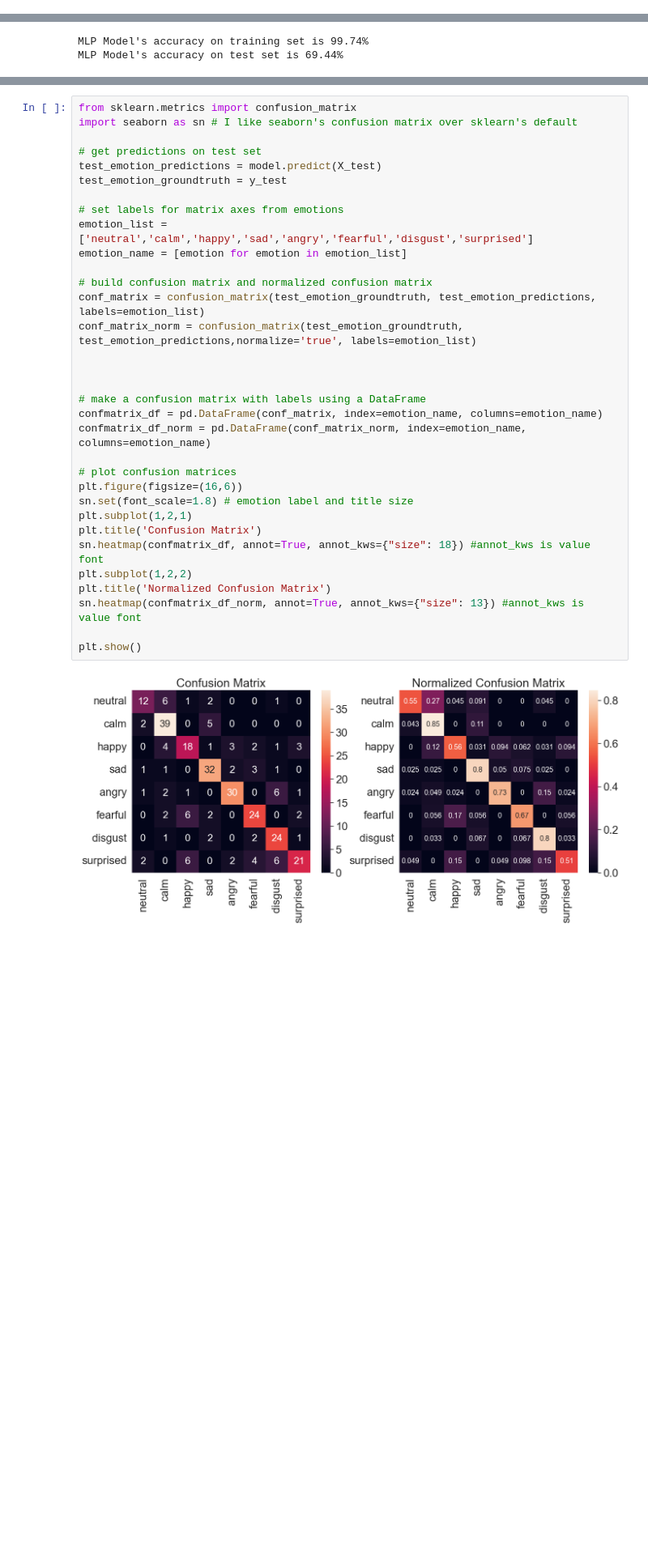
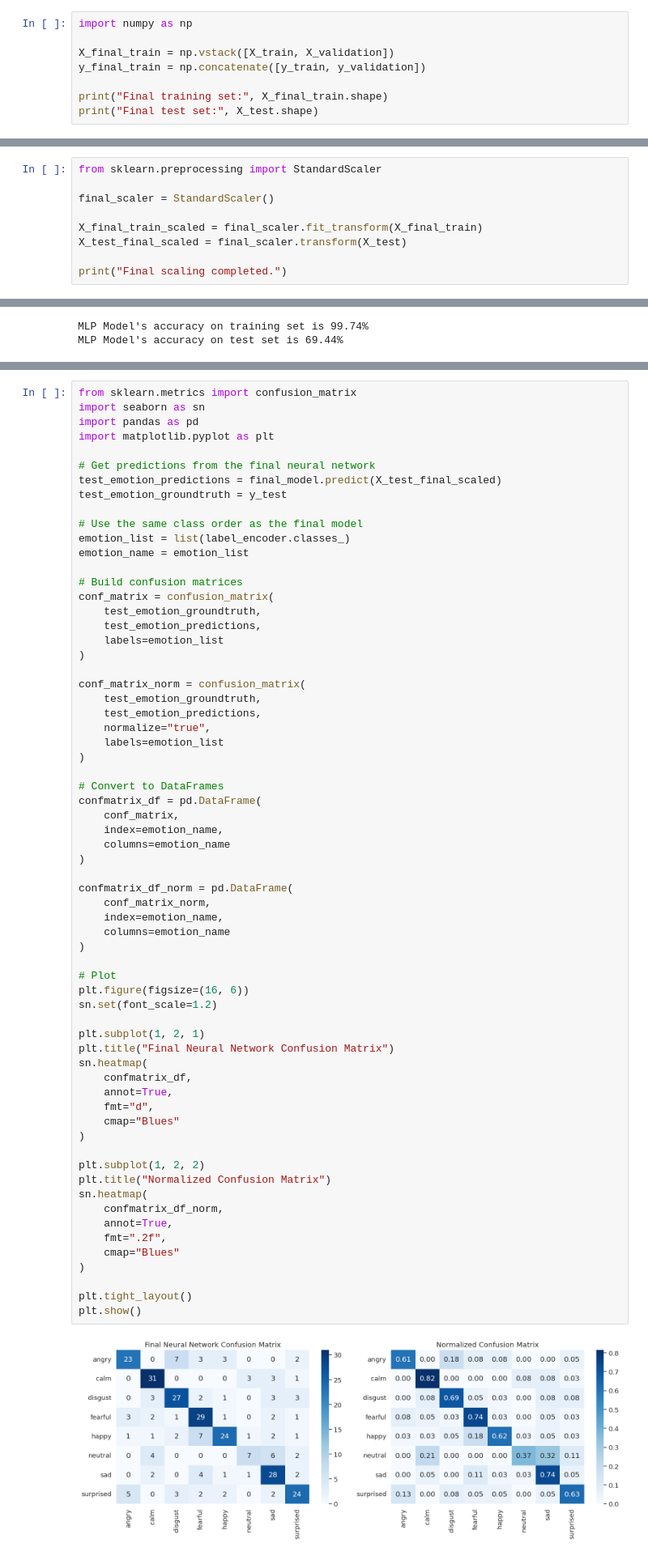
Before and after one commit to IAT-ExploringAI-2024/Week4-NeuralNetworks, a Jupyter notebook: Week4__Neural_Networks.ipynb, the cells around one changed output, grey strips where cells are left out. Shown at 81% size. Drawn from its saved outputs; the diff is of its cells as text; blank space fills up the shorter version.

```diff
--- a/Week4__Neural_Networks.ipynb
+++ b/Week4__Neural_Networks.ipynb
@@ -538,0 +762,8 @@ We can now initialize our MLP model with the best hyperparameters for the task o
+# %%
+import numpy as np
+
+X_final_train = np.vstack([X_train, X_validation])
+y_final_train = np.concatenate([y_train, y_validation])
+
+print("Final training set:", X_final_train.shape)
+print("Final test set:", X_test.shape)
@@ -538,0 +773,9 @@ We can now initialize our MLP model with the best hyperparameters for the task o
+# %%
+from sklearn.preprocessing import StandardScaler
+
+final_scaler = StandardScaler()
+
+X_final_train_scaled = final_scaler.fit_transform(X_final_train)
+X_test_final_scaled = final_scaler.transform(X_test)
+
+print("Final scaling completed.")
@@ -587,38 +1221,70 @@ A confusion matrix describes the performance of a classification model on test d
 # %%
 from sklearn.metrics import confusion_matrix
-import seaborn as sn # I like seaborn's confusion matrix over sklearn's default
+import seaborn as sn
+import pandas as pd
+import matplotlib.pyplot as plt
 
-# get predictions on test set
-test_emotion_predictions = model.predict(X_test)
+# Get predictions from the final neural network
+test_emotion_predictions = final_model.predict(X_test_final_scaled)
 test_emotion_groundtruth = y_test
 
-# set labels for matrix axes from emotions
-emotion_list =['neutral','calm','happy','sad','angry','fearful','disgust','surprised']
-emotion_name = [emotion for emotion in emotion_list]
+# Use the same class order as the final model
+emotion_list = list(label_encoder.classes_)
+emotion_name = emotion_list
 
-# build confusion matrix and normalized confusion matrix
-conf_matrix = confusion_matrix(test_emotion_groundtruth, test_emotion_predictions, labels=emotion_list)
-conf_matrix_norm = confusion_matrix(test_emotion_groundtruth, test_emotion_predictions,normalize='true', labels=emotion_list)
+# Build confusion matrices
+conf_matrix = confusion_matrix(
+    test_emotion_groundtruth,
+    test_emotion_predictions,
+    labels=emotion_list
+)
 
+conf_matrix_norm = confusion_matrix(
+    test_emotion_groundtruth,
+    test_emotion_predictions,
+    normalize="true",
+    labels=emotion_list
+)
 
+# Convert to DataFrames
+confmatrix_df = pd.DataFrame(
+    conf_matrix,
+    index=emotion_name,
+    columns=emotion_name
+)
 
-# make a confusion matrix with labels using a DataFrame
-confmatrix_df = pd.DataFrame(conf_matrix, index=emotion_name, columns=emotion_name)
-confmatrix_df_norm = pd.DataFrame(conf_matrix_norm, index=emotion_name, columns=emotion_name)
+confmatrix_df_norm = pd.DataFrame(
+    conf_matrix_norm,
+    index=emotion_name,
+    columns=emotion_name
+)
 
-# plot confusion matrices
-plt.figure(figsize=(16,6))
-sn.set(font_scale=1.8) # emotion label and title size
-plt.subplot(1,2,1)
-plt.title('Confusion Matrix')
-sn.heatmap(confmatrix_df, annot=True, annot_kws={"size": 18}) #annot_kws is value font
-plt.subplot(1,2,2)
-plt.title('Normalized Confusion Matrix')
-sn.heatmap(confmatrix_df_norm, annot=True, annot_kws={"size": 13}) #annot_kws is value font
+# Plot
+plt.figure(figsize=(16, 6))
+sn.set(font_scale=1.2)
 
+plt.subplot(1, 2, 1)
+plt.title("Final Neural Network Confusion Matrix")
+sn.heatmap(
+    confmatrix_df,
+    annot=True,
+    fmt="d",
+    cmap="Blues"
+)
+
+plt.subplot(1, 2, 2)
+plt.title("Normalized Confusion Matrix")
+sn.heatmap(
+    confmatrix_df_norm,
+    annot=True,
+    fmt=".2f",
+    cmap="Blues"
+)
+
+plt.tight_layout()
 plt.show()
 # %% [output]
-[figure, old version]
+[figure, new version]
 # %% [markdown]
 The sum of elements in the left matrix is size of our test set, which is the length of y_test. That should be 0.2*1435 = 287. The matrix on the right shows each element as a percentage of samples in that class. Each row adds up to 100%, i.e. each row represents all samples of a particular emotion.
 
```
Also changed, not shown: parts of 27 cells of this notebook.
